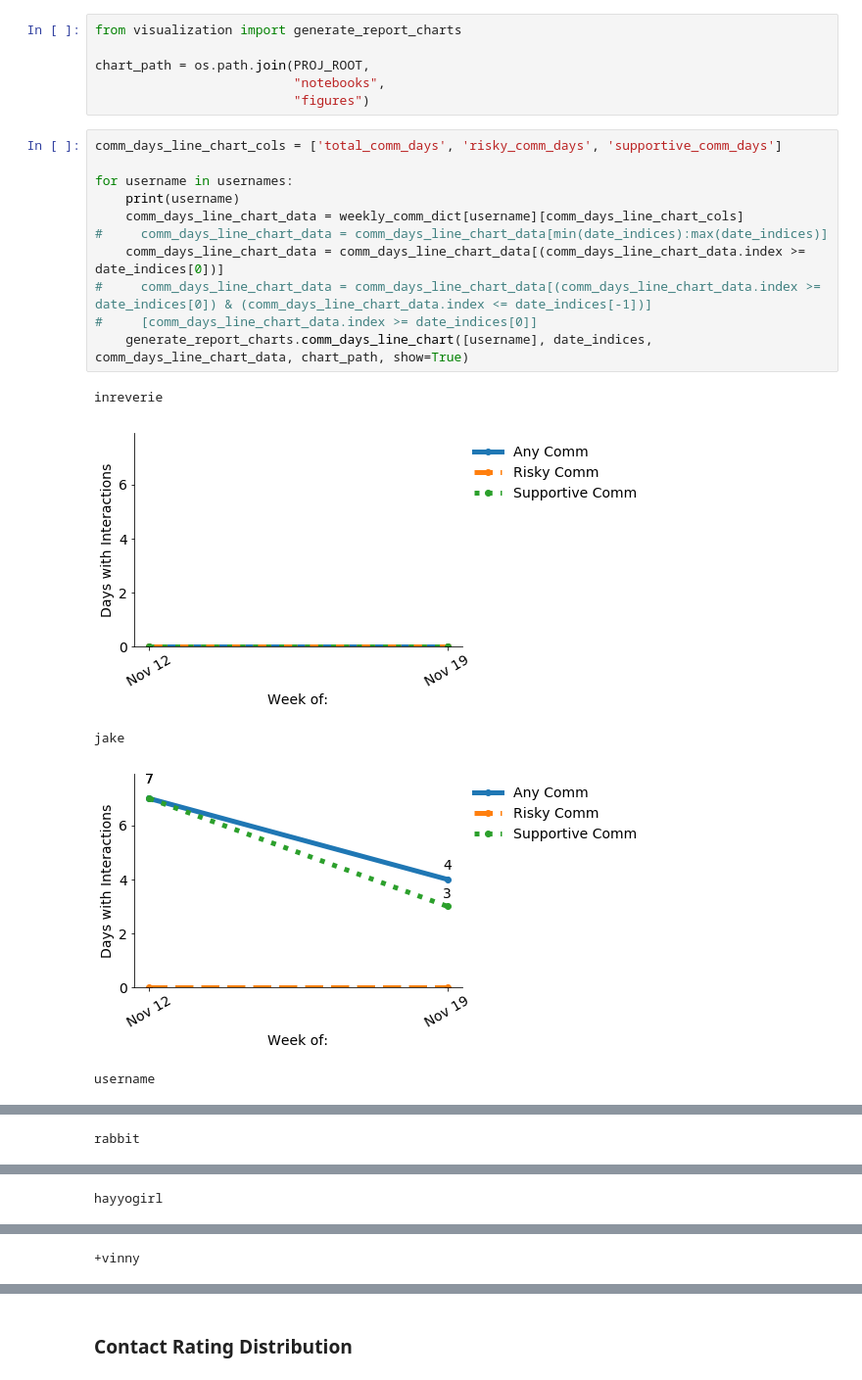
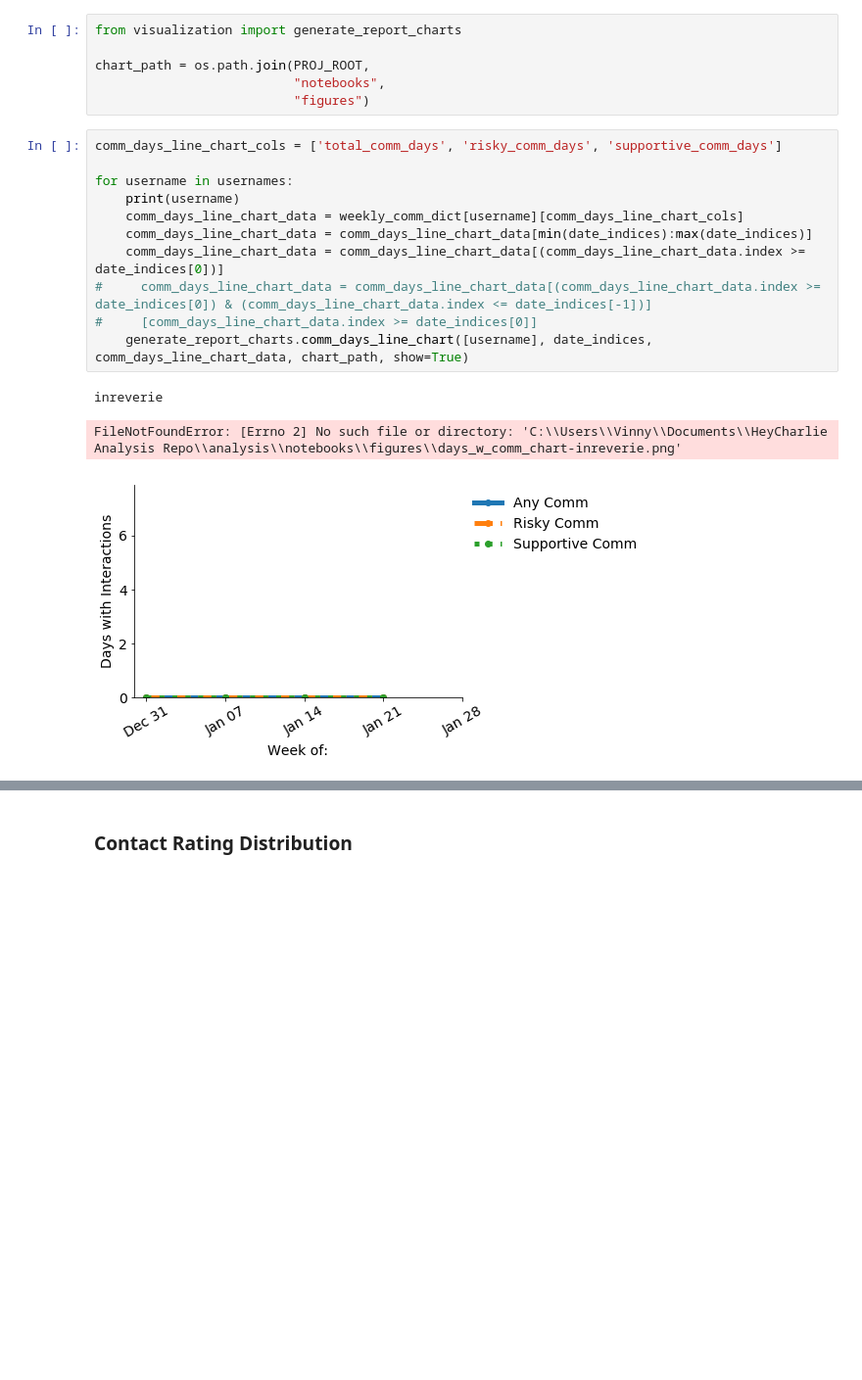
Before and after one commit to HeyCharlie2016/analysis, a Jupyter notebook: notebooks/BasicCommAnalyses.ipynb, the cells around one changed output, grey strips where cells are left out. Shown: that part at 98% size. Cells and saved outputs as stored; diff of their text form; blank space fills up the shorter version.

```diff
--- a/notebooks/BasicCommAnalyses.ipynb
+++ b/notebooks/BasicCommAnalyses.ipynb
@@ -127,17 +127,15 @@ chart_path = os.path.join(PROJ_ROOT,
 # %%
 comm_days_line_chart_cols = ['total_comm_days', 'risky_comm_days', 'supportive_comm_days']
 
 for username in usernames:
     print(username)
     comm_days_line_chart_data = weekly_comm_dict[username][comm_days_line_chart_cols]
-#     comm_days_line_chart_data = comm_days_line_chart_data[min(date_indices):max(date_indices)]
+    comm_days_line_chart_data = comm_days_line_chart_data[min(date_indices):max(date_indices)]
     comm_days_line_chart_data = comm_days_line_chart_data[(comm_days_line_chart_data.index >= date_indices[0])]
 #     comm_days_line_chart_data = comm_days_line_chart_data[(comm_days_line_chart_data.index >= date_indices[0]) & (comm_days_line_chart_data.index <= date_indices[-1])]
 #     [comm_days_line_chart_data.index >= date_indices[0]]
     generate_report_charts.comm_days_line_chart([username], date_indices, comm_days_line_chart_data, chart_path, show=True)
 # %% [output]
 inreverie
+FileNotFoundError: [Errno 2] No such file or directory: 'C:\\Users\\Vinny\\Documents\\HeyCharlie Analysis Repo\\analysis\\notebooks\\figures\\days_w_comm_chart-inreverie.png'
-[figure, old version]
+[figure, new version]
-jake
-[figure, removed]
-username
@@ -145 +141,0 @@ username
-rabbit
@@ -147 +141,0 @@ rabbit
-hayyogirl
@@ -149 +141,0 @@ hayyogirl
-+vinny
```
Also changed, not shown: parts of 8 cells of this notebook, 4 other files.
